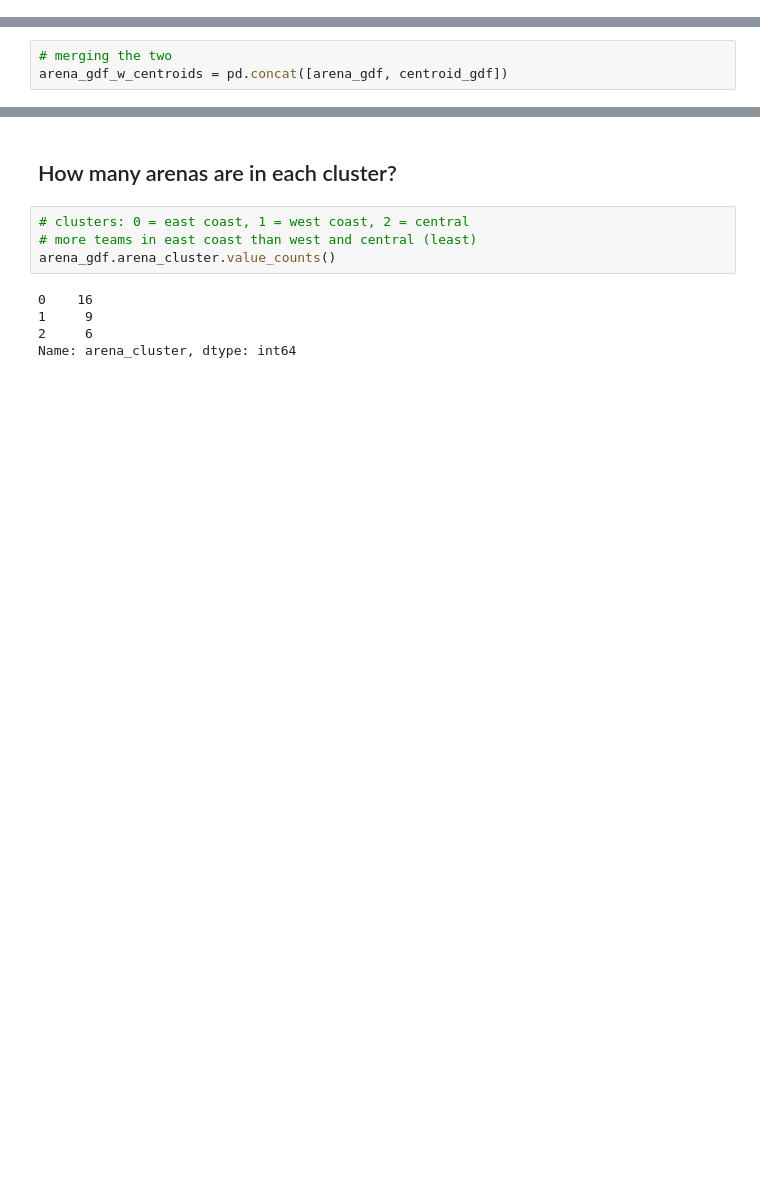
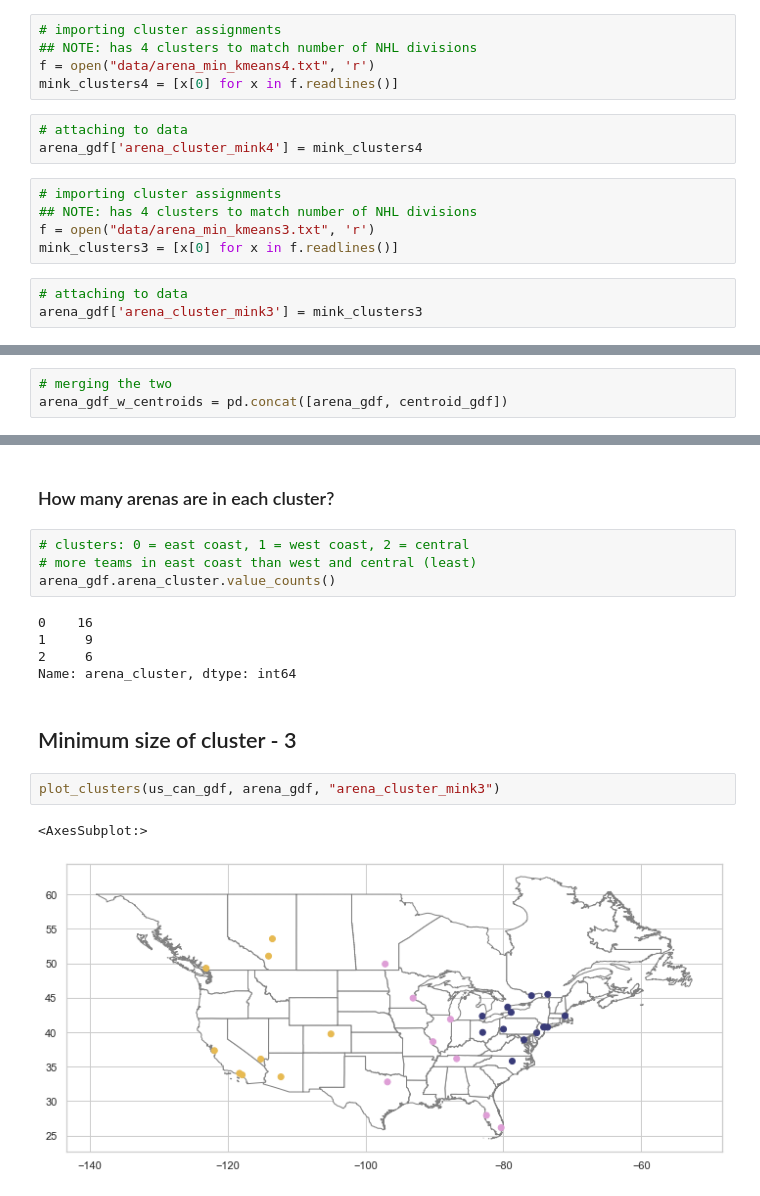
Before and after one commit to gregfeliu/Birthplace_Analysis_of_NHL_Players, a Jupyter notebook: notebooks/7.Clustering_Arenas.ipynb, the cells around one changed output, grey strips where cells are left out. Drawn from its saved outputs; the diff is of its cells as text; blank space fills up the shorter version.

```diff
--- a/notebooks/7.Clustering_Arenas.ipynb
+++ b/notebooks/7.Clustering_Arenas.ipynb
@@ -98,2 +102,18 @@ kmeans.cluster_centers_
+# %%
+# importing cluster assignments
+## NOTE: has 4 clusters to match number of NHL divisions
+f = open("data/arena_min_kmeans4.txt", 'r')
+mink_clusters4 = [x[0] for x in f.readlines()]
+# %%
+# attaching to data
+arena_gdf['arena_cluster_mink4'] = mink_clusters4
+# %%
+# importing cluster assignments
+## NOTE: has 4 clusters to match number of NHL divisions
+f = open("data/arena_min_kmeans3.txt", 'r')
+mink_clusters3 = [x[0] for x in f.readlines()]
+# %%
+# attaching to data
+arena_gdf['arena_cluster_mink3'] = mink_clusters3
 # %% [markdown]
 # Plotting Data
@@ -125,7 +149,7 @@ arena_gdf_w_centroids.plot(column='arena_cluster', cmap='tab20b', ax=ax1, figsiz
 <AxesSubplot:>
 [figure]
 # %% [markdown]
-## How many arenas are in each cluster?
+### How many arenas are in each cluster?
 # %%
 # clusters: 0 = east coast, 1 = west coast, 2 = central
 # more teams in east coast than west and central (least)
@@ -135,3 +159,10 @@ arena_gdf.arena_cluster.value_counts()
 1     9
 2     6
 Name: arena_cluster, dtype: int64
+# %% [markdown]
+## Minimum size of cluster - 3
+# %%
+plot_clusters(us_can_gdf, arena_gdf, "arena_cluster_mink3")
+# %% [output]
+<AxesSubplot:>
+[figure, added]
```
Also changed, not shown: parts of 17 cells of this notebook, 1 other file.
